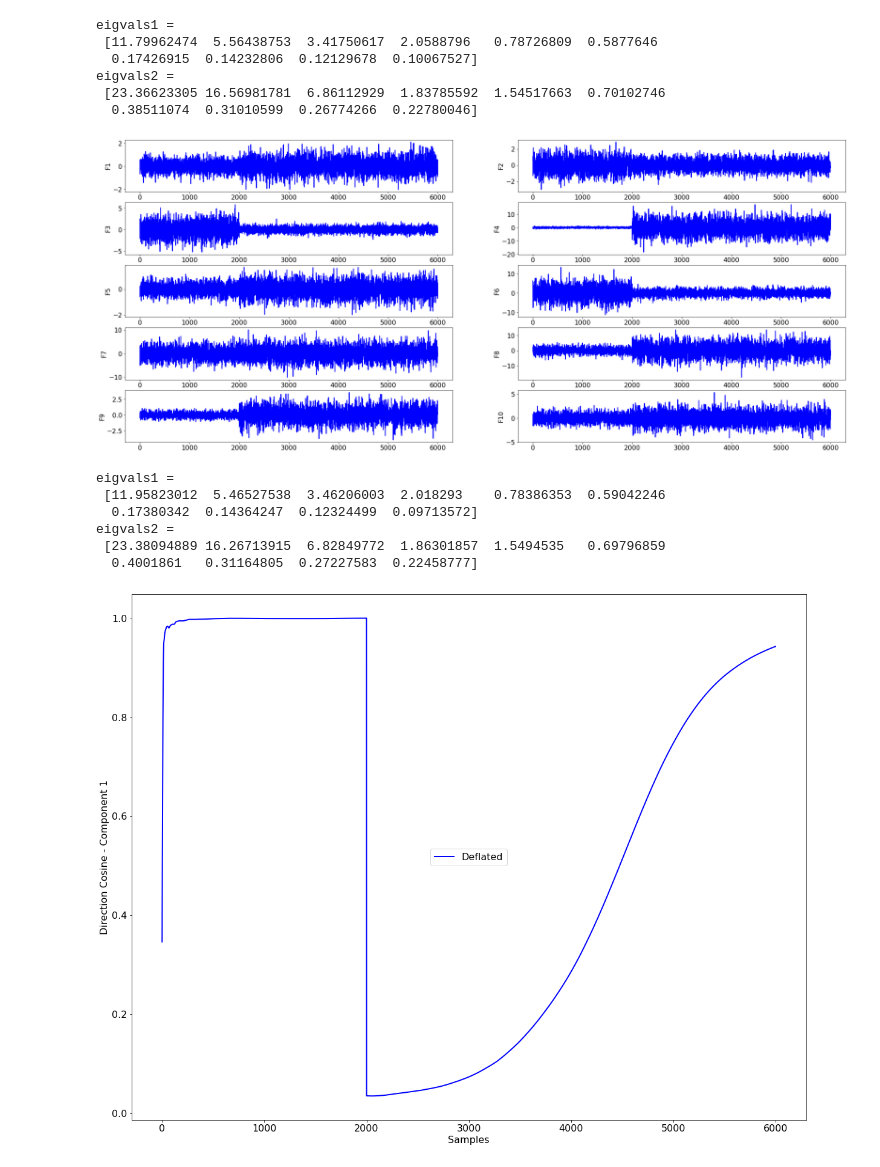
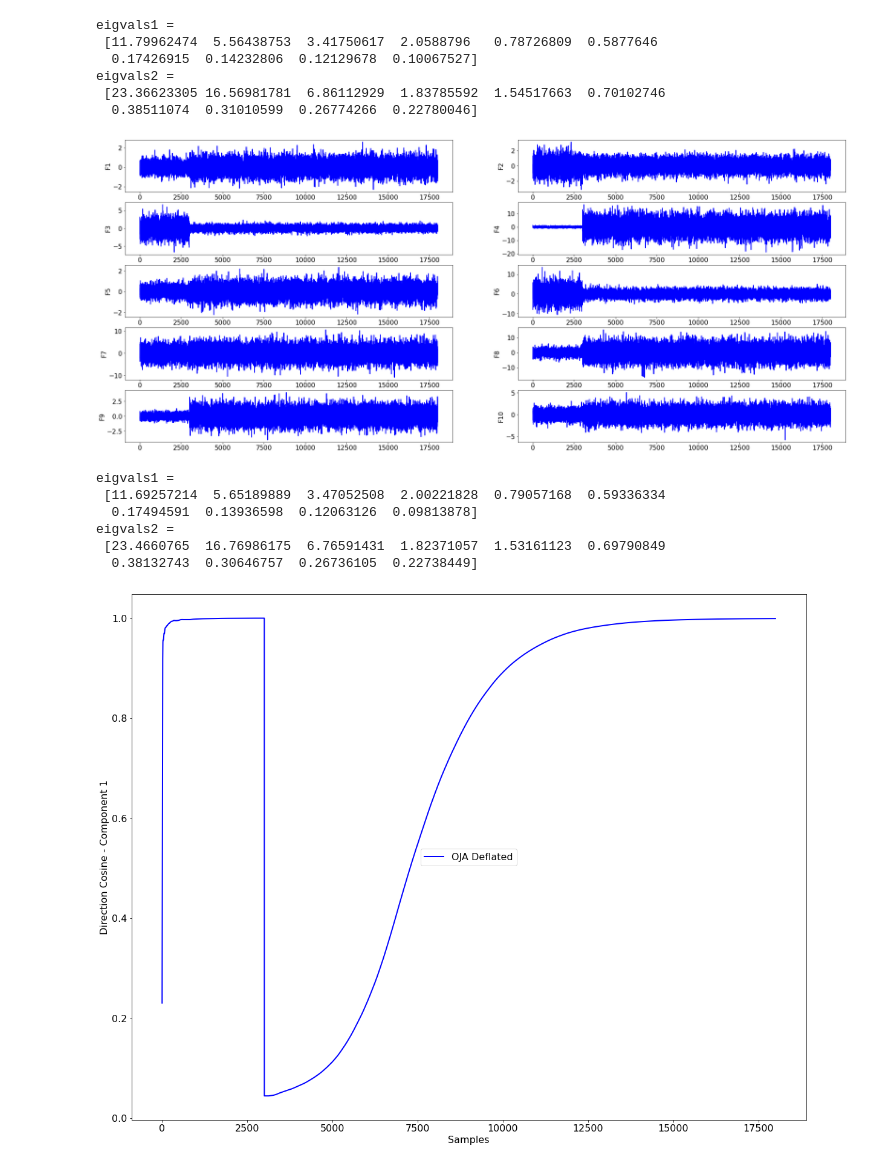
Before and after one commit to cchatterj0/AdaptiveMLAlgorithms, a Jupyter notebook: Chapter5-AllEVDs/EVD_OJA-NonStat.ipynb, the cells around one changed output. Drawn from its saved outputs; the diff is of its cells as text; code cells hidden in the pictures.

```diff
--- a/Chapter5-AllEVDs/EVD_OJA-NonStat.ipynb
+++ b/Chapter5-AllEVDs/EVD_OJA-NonStat.ipynb
@@ -75,8 +75,8 @@ array([[ 9.00e-02,  1.00e-03, -8.00e-03, -1.91e-01, -7.00e-03,  4.10e-02,
 from scipy.linalg import eigh
 
 # Number of samples N and dimension D
-nSamples1 = 2000
-nSamples2 = 4000
+nSamples1 = 3000
+nSamples2 = 15000
 nSamples = nSamples1 + nSamples2
 nDim = 10
 nEA = 4
@@ -117,7 +117,7 @@ for i in range(dataset.shape[1]):
     plt.plot(dataset[cols[i]], lw=2, color='b')
 plt.show()
 # %% [output]
-[figure, old version]
+[figure, new version]
 # %%
 # Square root of the correlation matrix
 from scipy.linalg import eigh
@@ -139,11 +139,11 @@ EstV2 = np.fliplr(eigvecs2)
 EstD2  = np.diag(eigvals2[::-1])
 # %% [output]
 eigvals1 =
- [11.95823012  5.46527538  3.46206003  2.018293    0.78386353  0.59042246
-  0.17380342  0.14364247  0.12324499  0.09713572]
+ [11.69257214  5.65189889  3.47052508  2.00221828  0.79057168  0.59336334
+  0.17494591  0.13936598  0.12063126  0.09813878]
 eigvals2 =
- [23.38094889 16.26713915  6.82849772  1.86301857  1.5494535   0.69796859
-  0.4001861   0.31164805  0.27227583  0.22458777]
+ [23.4660765  16.76986175  6.76591431  1.82371057  1.53161123  0.69790849
+  0.38132743  0.30646757  0.26736105  0.22738449]
 # %%
 # Adaptive algorithm
 from numpy import linalg as la
@@ -177,13 +178,13 @@ for epoch in range(nEpochs):
 # %%
 plt.figure(figsize=(20, 16))
 plt.rcParams.update({'font.size': 16})
 
 plt.subplot(1, 1, 1)
-plt.plot(cos_t2[0,:], lw=2, color='b', label='Deflated')
+plt.plot(cos_t2[0,:], lw=2, color='b', label='OJA Deflated')
 plt.ylabel('Direction Cosine - Component 1')
 plt.xlabel('Samples')
 plt.legend(loc="center")
 
 plt.show()
 # %% [output]
-[figure, old version]
+[figure, new version]
```
Also changed, not shown: parts of 1 cell of this notebook, 16 other files.
